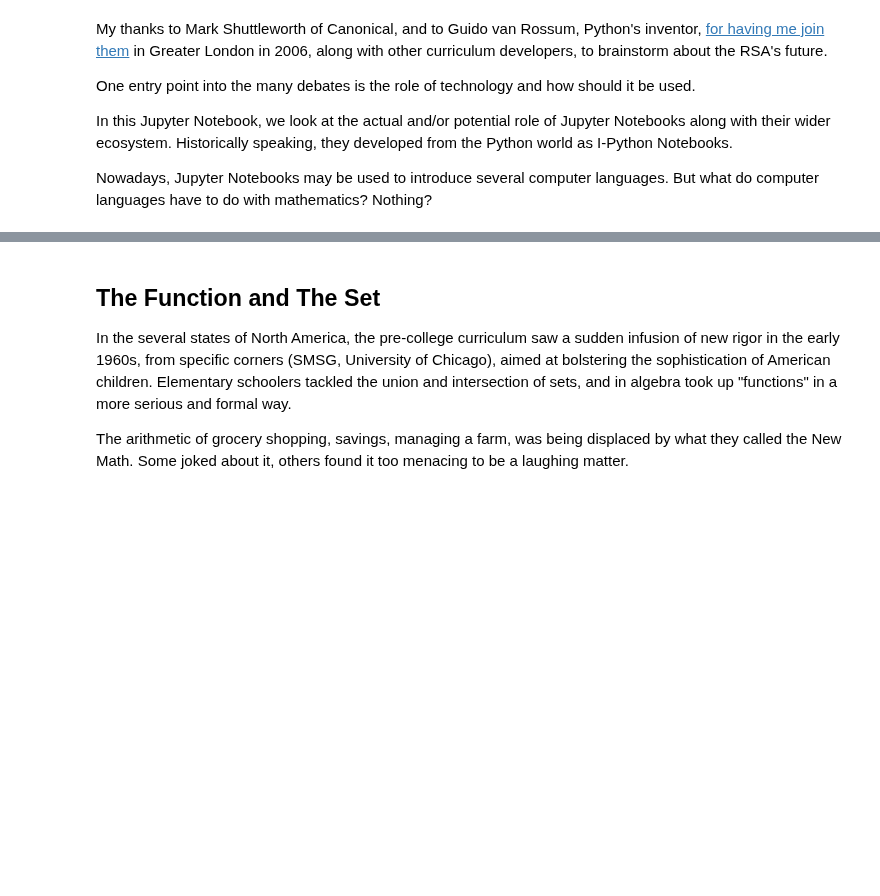
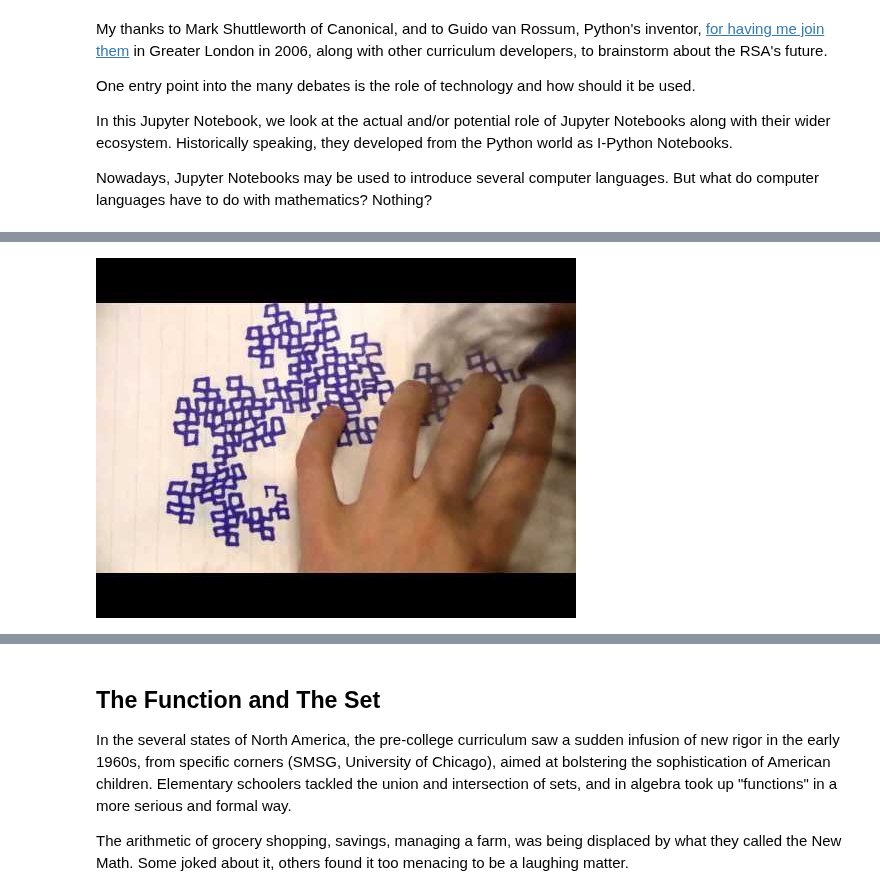
Before and after one commit to 4dsolutions/elite_school, a Jupyter notebook: ADS_highschool_math.ipynb, the cells around one changed output, grey strips where cells are left out. Drawn from its saved outputs; the diff is of its cells as text; code cells hidden in the pictures; blank space fills up the shorter version.

```diff
--- a/ADS_highschool_math.ipynb
+++ b/ADS_highschool_math.ipynb
@@ -62,0 +54,4 @@ Think of Orson Welles learning how to make movies from some of Hollywood's best.
+# %%
+YouTubeVideo("EdyociU35u8") # https://youtu.be/EdyociU35u8
+# %% [output]
+[figure, added]
```
Also changed, not shown: parts of 23 cells of this notebook, 3 other files.
